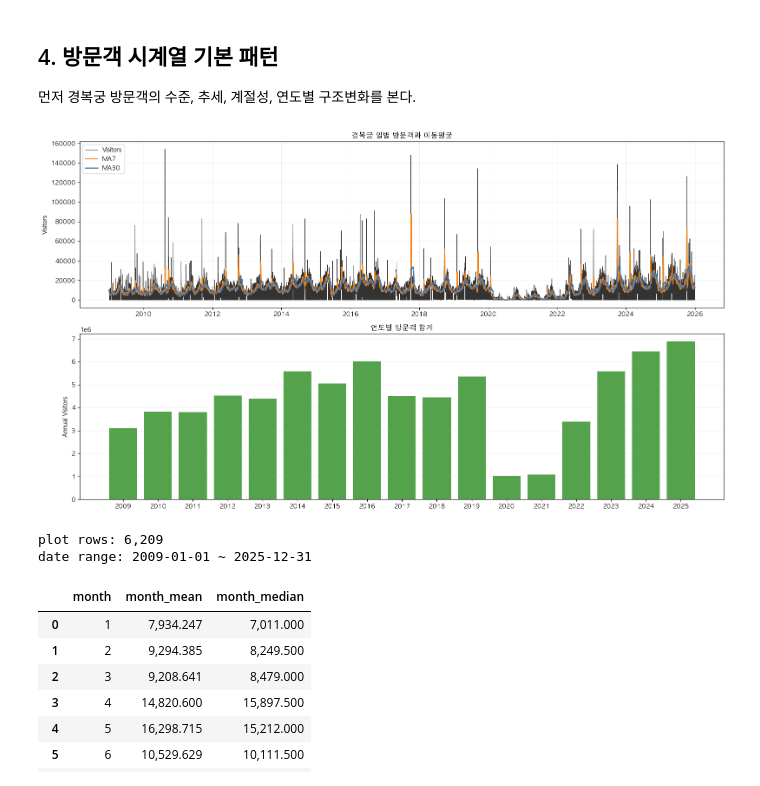
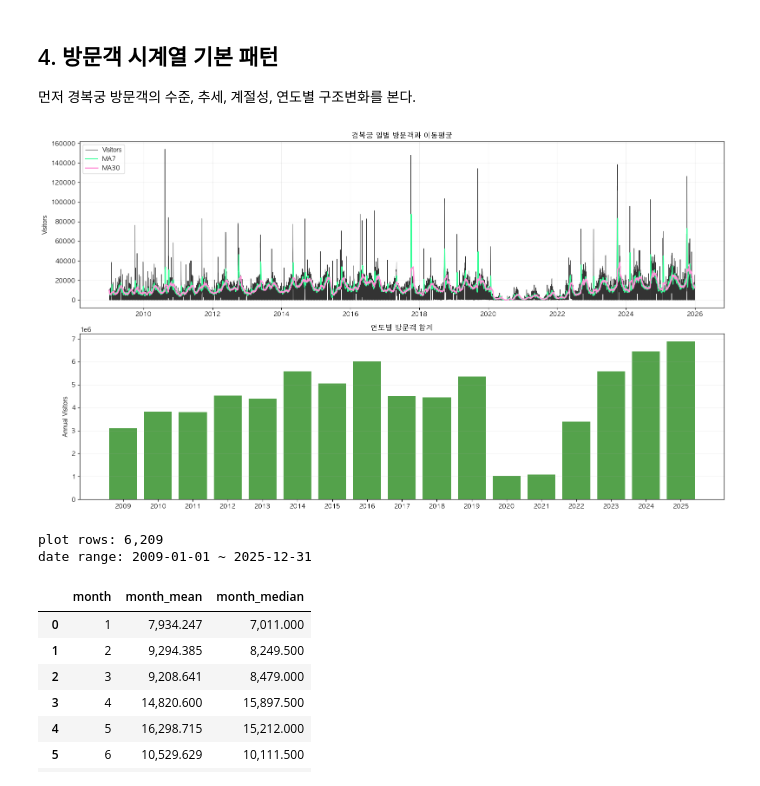
Before and after one commit to neulbokim/mgt4206, a Jupyter notebook: data/eda.ipynb, the cells around one changed output. Saved outputs shown, nothing was run; the diff lists cells and outputs as text; code cells hidden in the pictures.

```diff
--- a/modeling/eda_covid_clean.ipynb
+++ b/data/eda.ipynb
@@ -51,15 +45,15 @@ plt.rcParams["axes.unicode_minus"] = False
 
 print("사용 폰트:", font_name)
 
-NOTEBOOK_DIR_CANDIDATES = [Path.cwd(), Path.cwd() / "modeling"]
+NOTEBOOK_DIR_CANDIDATES = [Path.cwd(), Path.cwd() / "data"]
 NOTEBOOK_DIR = None
 for candidate in NOTEBOOK_DIR_CANDIDATES:
-    if (candidate / "eda_covid_clean.ipynb").exists():
+    if (candidate / "eda.ipynb").exists():
         NOTEBOOK_DIR = candidate
         break
 
 if NOTEBOOK_DIR is None:
-    raise FileNotFoundError("modeling/eda_covid_clean.ipynb 위치를 찾을 수 없습니다.")
+    raise FileNotFoundError("data/eda.ipynb 위치를 찾을 수 없습니다.")
 
 PROJECT_ROOT = NOTEBOOK_DIR.parent
 PREPROCESSED_DIR = PROJECT_ROOT / "data" / "preprocessed"
@@ -286,7 +328,7 @@ event days            : 644
 먼저 경복궁 방문객의 수준, 추세, 계절성, 연도별 구조변화를 본다.
 # %%
 # ============================================================
-# 4. 방문객 시계열과 추세
+# 5. 방문객 시계열과 추세
 # ============================================================
 plot_df = master[["date", "visitors"]].copy()
 plot_df["date"] = pd.to_datetime(plot_df["date"], errors="coerce")
@@ -296,36 +338,36 @@ plot_df = plot_df.set_index("date")
 
 if plot_df.empty:
     raise ValueError("방문객 시계열 plot용 데이터가 비어 있습니다.")
 
 plot_df["visitors_ma7"] = plot_df["visitors"].rolling(7, min_periods=1).mean()
 plot_df["visitors_ma30"] = plot_df["visitors"].rolling(30, min_periods=1).mean()
 
 fig, axes = plt.subplots(2, 1, figsize=(16, 9), facecolor="white")
 for ax in axes:
     ax.set_facecolor("white")
 
 axes[0].plot(plot_df.index, plot_df["visitors"], color="black", linewidth=0.8, alpha=0.8, label="Visitors")
-axes[0].plot(plot_df.index, plot_df["visitors_ma7"], color="#F58518", linewidth=1.5, label="MA7")
-axes[0].plot(plot_df.index, plot_df["visitors_ma30"], color="#4C78A8", linewidth=2.0, label="MA30")
+axes[0].plot(plot_df.index, plot_df["visitors_ma7"], color="#34FF96", linewidth=1.5, label="MA7")
+axes[0].plot(plot_df.index, plot_df["visitors_ma30"], color="#FF94D8", linewidth=2.0, label="MA30")
 axes[0].set_title("경복궁 일별 방문객과 이동평균")
 axes[0].set_ylabel("Visitors")
 axes[0].grid(alpha=0.2)
 axes[0].legend(loc="upper left")
 
 annual_visitors = plot_df["visitors"].groupby(plot_df.index.year).sum()
 axes[1].bar(annual_visitors.index.astype(str), annual_visitors.values, color="#54A24B")
 axes[1].set_title("연도별 방문객 합계")
 axes[1].set_ylabel("Annual Visitors")
 axes[1].tick_params(axis="x", rotation=0)
 axes[1].grid(axis="y", alpha=0.2)
 
 plt.tight_layout()
 plt.show()
 
 print(f"plot rows: {len(plot_df):,}")
 print(f"date range: {plot_df.index.min().date()} ~ {plot_df.index.max().date()}")
 # %% [output]
-[figure, old version]
+[figure, new version]
 plot rows: 6,209
 date range: 2009-01-01 ~ 2025-12-31
 # %%
```
Also changed, not shown: parts of 17 cells of this notebook, 5 other files.
